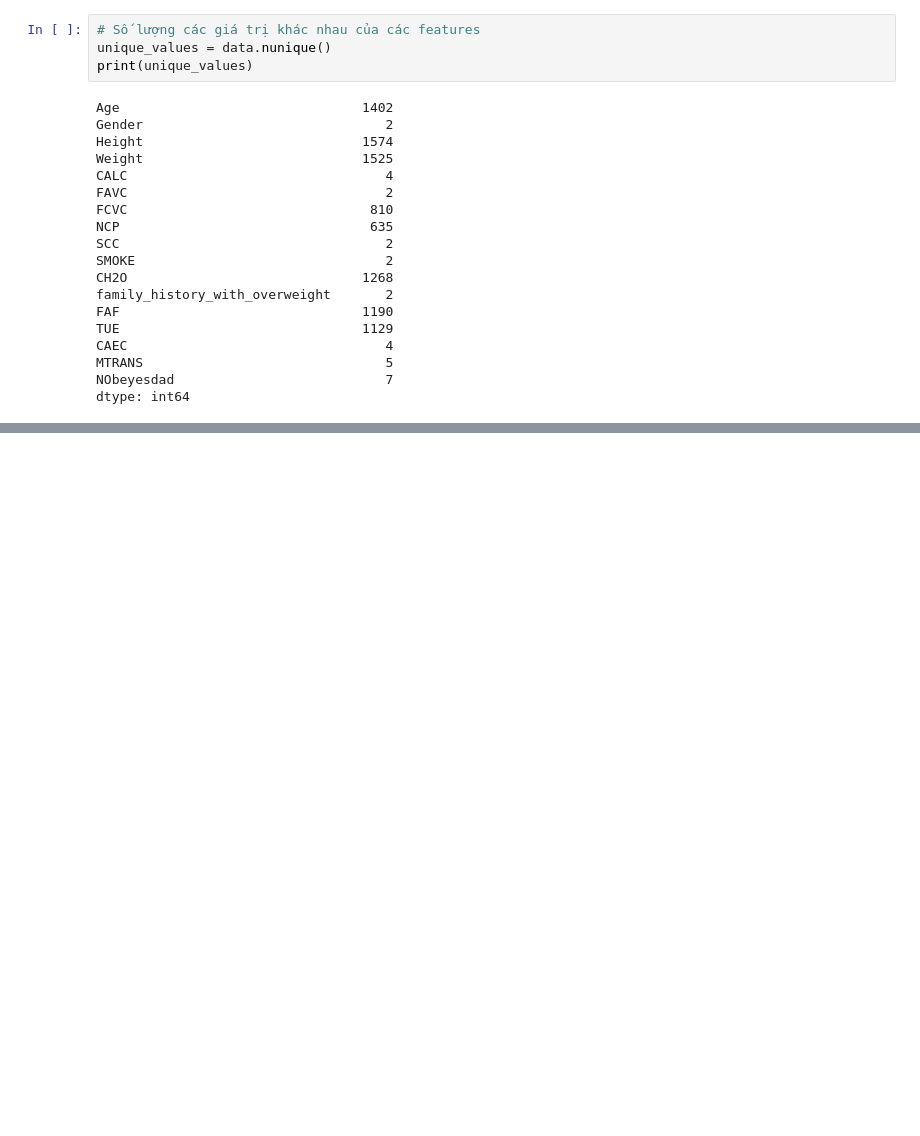
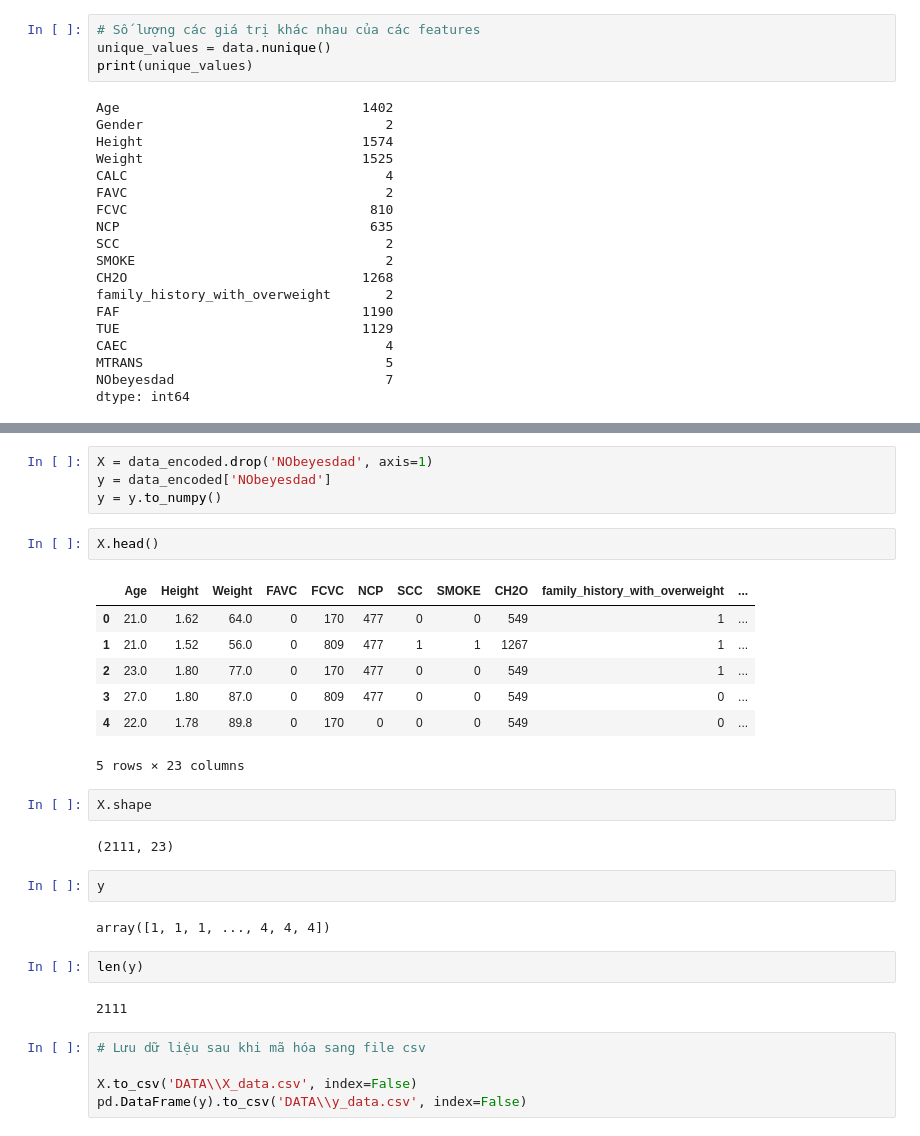
Before and after one commit to Anbt0106/Obesity-Classification, a Jupyter notebook: DataPreprocessing.ipynb, the cells around one changed output, grey strips where cells are left out. Saved outputs shown, nothing was run; the diff lists cells and outputs as text; blank space fills up the shorter version.

```diff
--- a/DataPreprocessing.ipynb
+++ b/DataPreprocessing.ipynb
@@ -131,0 +187,31 @@ plt.show()
+# %%
+X = data_encoded.drop('NObeyesdad', axis=1)
+y = data_encoded['NObeyesdad']
+y = y.to_numpy()
+# %%
+X.head()
+# %% [output]
+|  | Age | Height | Weight | FAVC | FCVC | NCP | SCC | SMOKE | CH2O | family_history_with_overweight | ... |
+| 0 | 21.0 | 1.62 | 64.0 | 0 | 170 | 477 | 0 | 0 | 549 | 1 | ... |
+| 1 | 21.0 | 1.52 | 56.0 | 0 | 809 | 477 | 1 | 1 | 1267 | 1 | ... |
+| 2 | 23.0 | 1.80 | 77.0 | 0 | 170 | 477 | 0 | 0 | 549 | 1 | ... |
+| 3 | 27.0 | 1.80 | 87.0 | 0 | 809 | 477 | 0 | 0 | 549 | 0 | ... |
+| 4 | 22.0 | 1.78 | 89.8 | 0 | 170 | 0 | 0 | 0 | 549 | 0 | ... |
+5 rows × 23 columns
+# %%
+X.shape
+# %% [output]
+(2111, 23)
+# %%
+y
+# %% [output]
+array([1, 1, 1, ..., 4, 4, 4])
+# %%
+len(y)
+# %% [output]
+2111
+# %%
+# Lưu dữ liệu sau khi mã hóa sang file csv
+
+X.to_csv('DATA\\X_data.csv', index=False)
+pd.DataFrame(y).to_csv('DATA\\y_data.csv', index=False)
```
Also changed, not shown: parts of 5 cells of this notebook.
